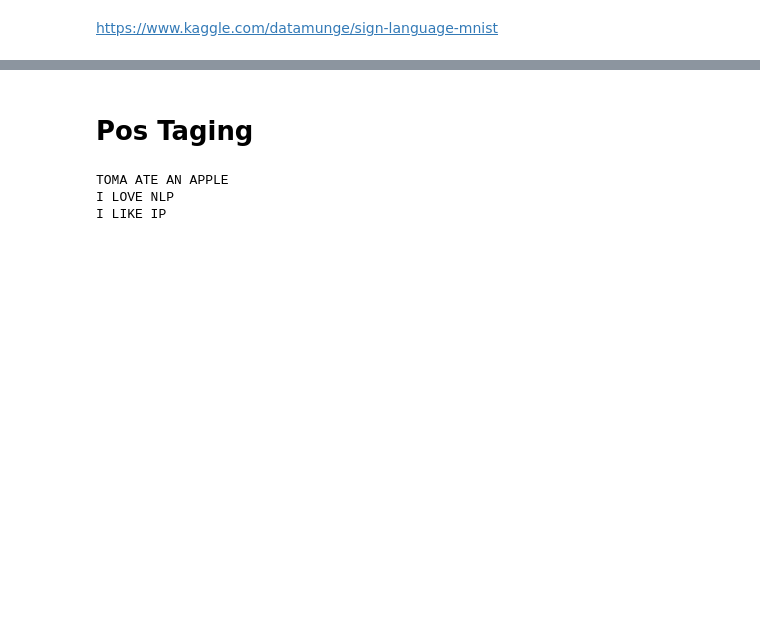
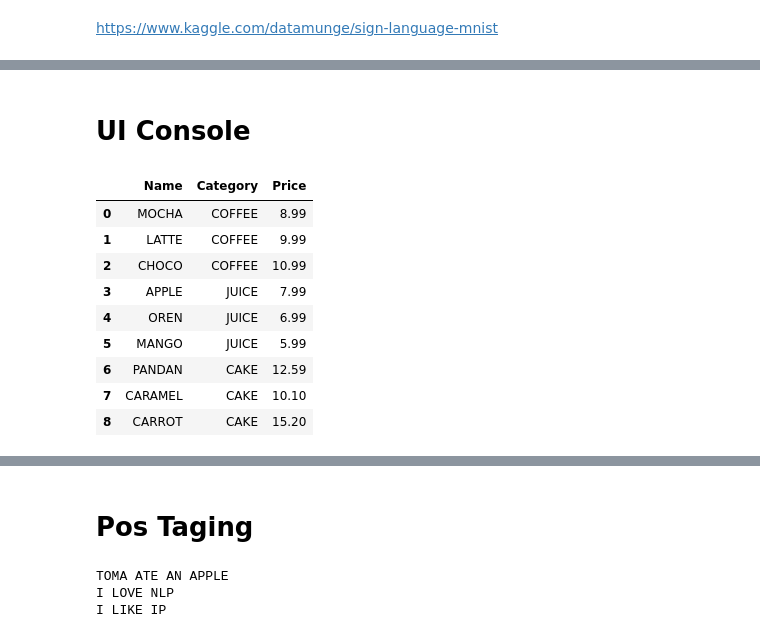
Before and after one commit to wyewlee/NLP-Ass-Gesture-Engine, a Jupyter notebook: JC_test.ipynb, the cells around one changed output, grey strips where cells are left out. Cells and saved outputs as stored; diff of their text form; code cells hidden in the pictures; blank space fills up the shorter version.

Commit message:
Done Console

```diff
--- a/JC_test.ipynb
+++ b/JC_test.ipynb
@@ -557,0 +534,22 @@ time: 0 ns (started: 2021-09-18 14:51:20 +08:00)
+# %% [markdown]
+# UI Console
+# %%
+import pandas as pd
+
+# assign data of lists.
+data = {'Name': ['MOCHA', 'LATTE', 'CHOCO', 'APPLE', 'OREN', 'MANGO', 'PANDAN', 'CARAMEL', 'CARROT'],
+        'Category': ['COFFEE', 'COFFEE', 'COFFEE', 'JUICE', 'JUICE', 'JUICE', 'CAKE', 'CAKE', 'CAKE'],
+        'Price': [8.99, 9.99, 10.99, 7.99, 6.99, 5.99, 12.59, 10.10, 15.20]}
+df = pd.DataFrame(data)
+df
+# %% [output]
+|  | Name | Category | Price |
+| 0 | MOCHA | COFFEE | 8.99 |
+| 1 | LATTE | COFFEE | 9.99 |
+| 2 | CHOCO | COFFEE | 10.99 |
+| 3 | APPLE | JUICE | 7.99 |
+| 4 | OREN | JUICE | 6.99 |
+| 5 | MANGO | JUICE | 5.99 |
+| 6 | PANDAN | CAKE | 12.59 |
+| 7 | CARAMEL | CAKE | 10.10 |
+| 8 | CARROT | CAKE | 15.20 |
```
Also changed, not shown: parts of 10 cells of this notebook, 1 other file.
